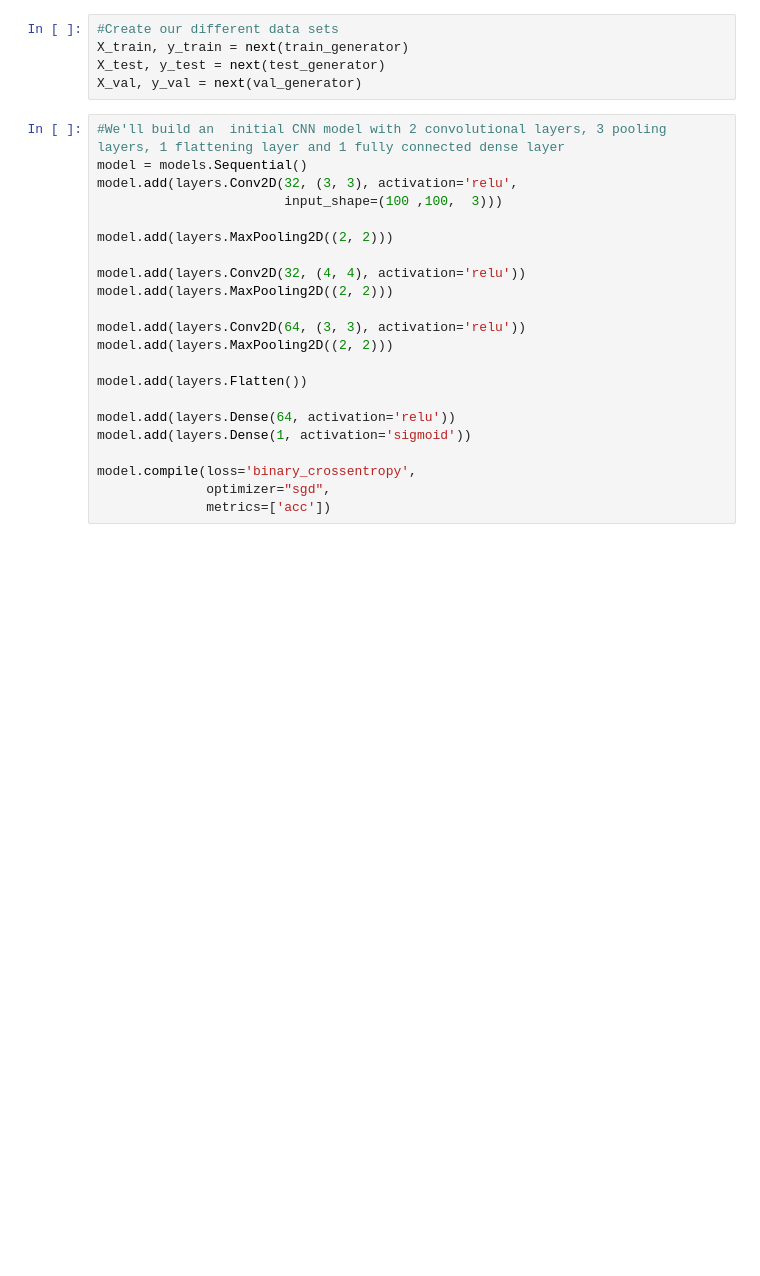
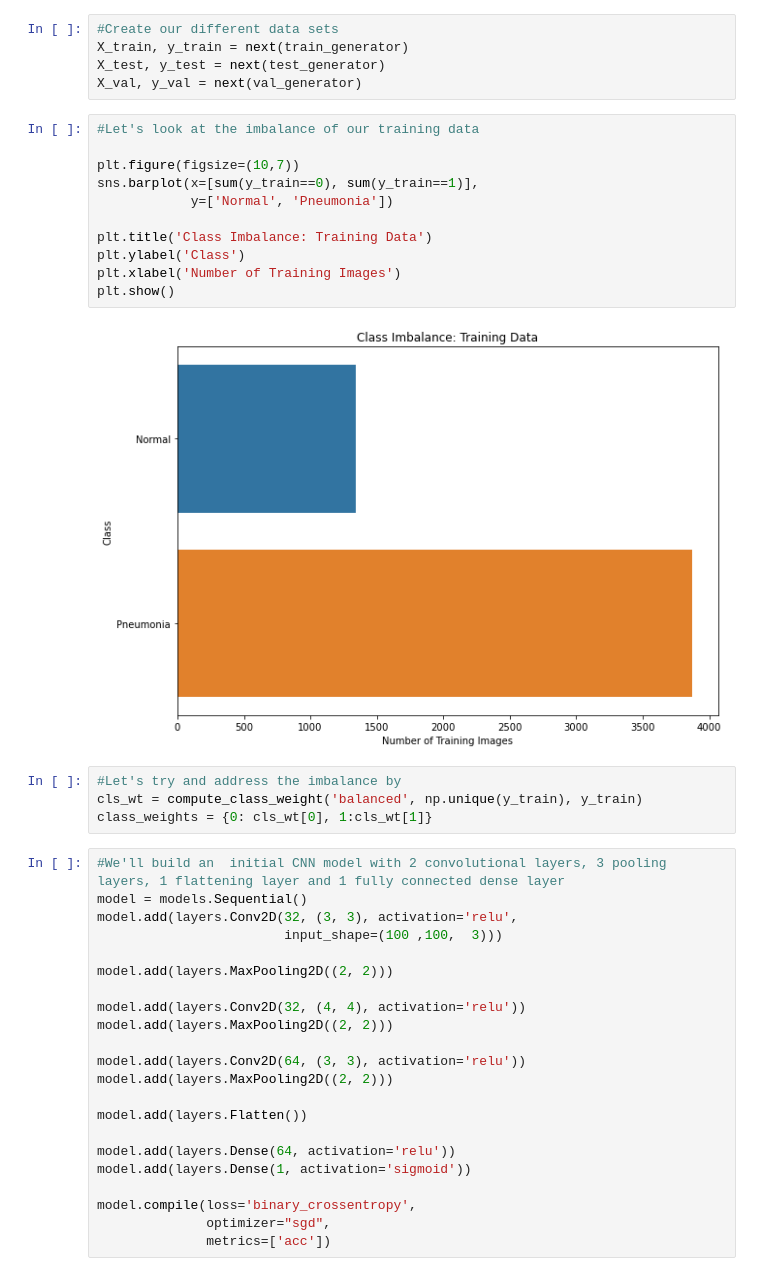
Before and after one commit to aharri123/Image-Classification, a Jupyter notebook: Image-Classification.ipynb, the cells around one changed output. Drawn from its saved outputs; the diff is of its cells as text; blank space fills up the shorter version.

```diff
--- a/Image-Classification.ipynb
+++ b/Image-Classification.ipynb
@@ -615,6 +619,23 @@ Found 16 images belonging to 2 classes.
 X_train, y_train = next(train_generator)
 X_test, y_test = next(test_generator)
 X_val, y_val = next(val_generator)
+# %%
+#Let's look at the imbalance of our training data
+
+plt.figure(figsize=(10,7))
+sns.barplot(x=[sum(y_train==0), sum(y_train==1)],
+            y=['Normal', 'Pneumonia'])
+
+plt.title('Class Imbalance: Training Data')
+plt.ylabel('Class')
+plt.xlabel('Number of Training Images')
+plt.show()
+# %% [output]
+[figure, added]
+# %%
+#Let's try and address the imbalance by
+cls_wt = compute_class_weight('balanced', np.unique(y_train), y_train)
+class_weights = {0: cls_wt[0], 1:cls_wt[1]}
 # %%
 #We'll build an  initial CNN model with 2 convolutional layers, 3 pooling layers, 1 flattening layer and 1 fully connected dense layer
 model = models.Sequential()
```
Also changed, not shown: parts of 22 cells of this notebook.
